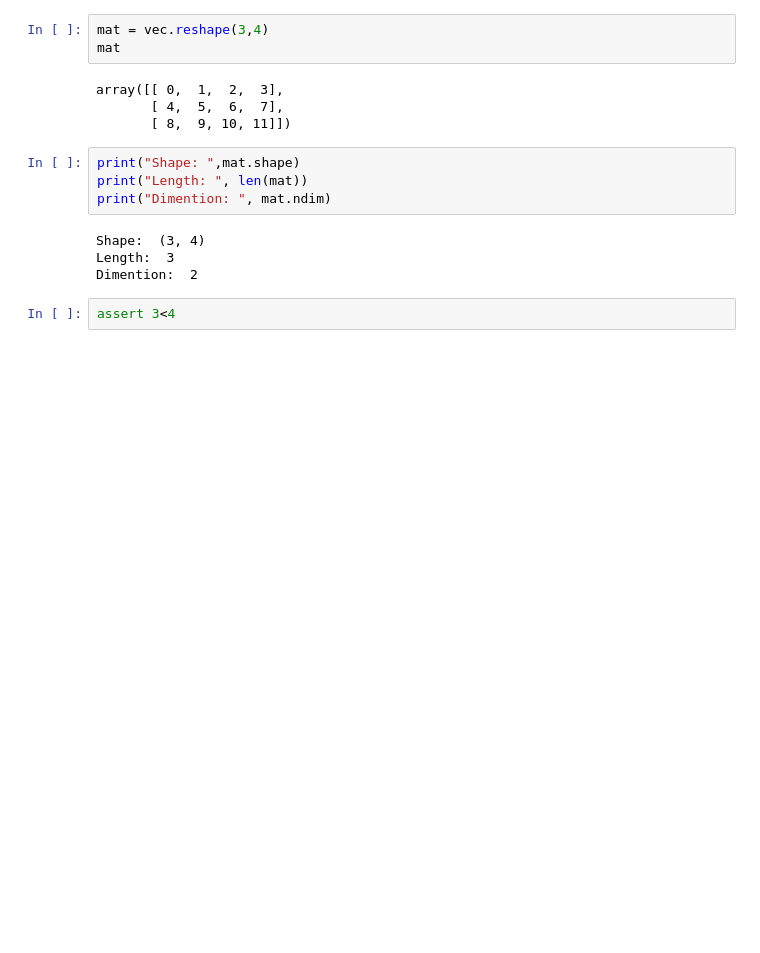
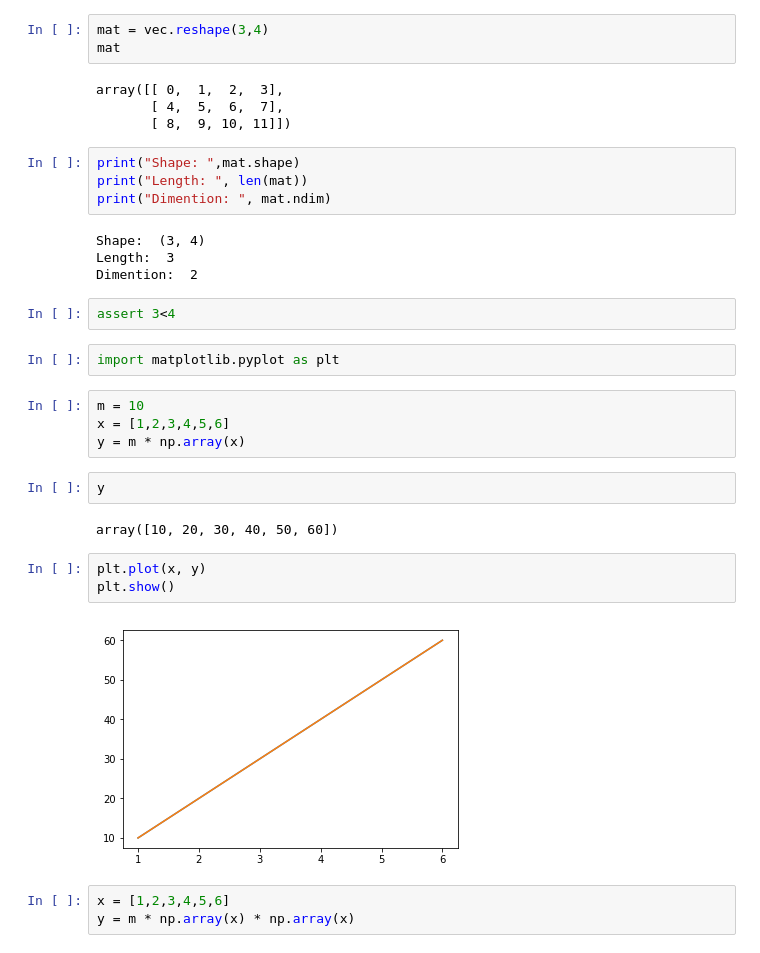
Before and after one commit to atulsingh0/DeepLearning, a Jupyter notebook: DLP/numpy_revision.ipynb, the cells around one changed output. Cells and saved outputs as stored; diff of their text form; blank space fills up the shorter version.

```diff
--- a/DLP/numpy_revision.ipynb
+++ b/DLP/numpy_revision.ipynb
@@ -31,3 +31,21 @@ Length:  3
 Dimention:  2
 # %%
 assert 3<4
+# %%
+import matplotlib.pyplot as plt
+# %%
+m = 10
+x = [1,2,3,4,5,6]
+y = m * np.array(x)
+# %%
+y
+# %% [output]
+array([10, 20, 30, 40, 50, 60])
+# %%
+plt.plot(x, y)
+plt.show()
+# %% [output]
+[figure, added]
+# %%
+x = [1,2,3,4,5,6]
+y = m * np.array(x) * np.array(x)
```
Also changed, not shown: parts of 1 cell of this notebook, 4 other files.
